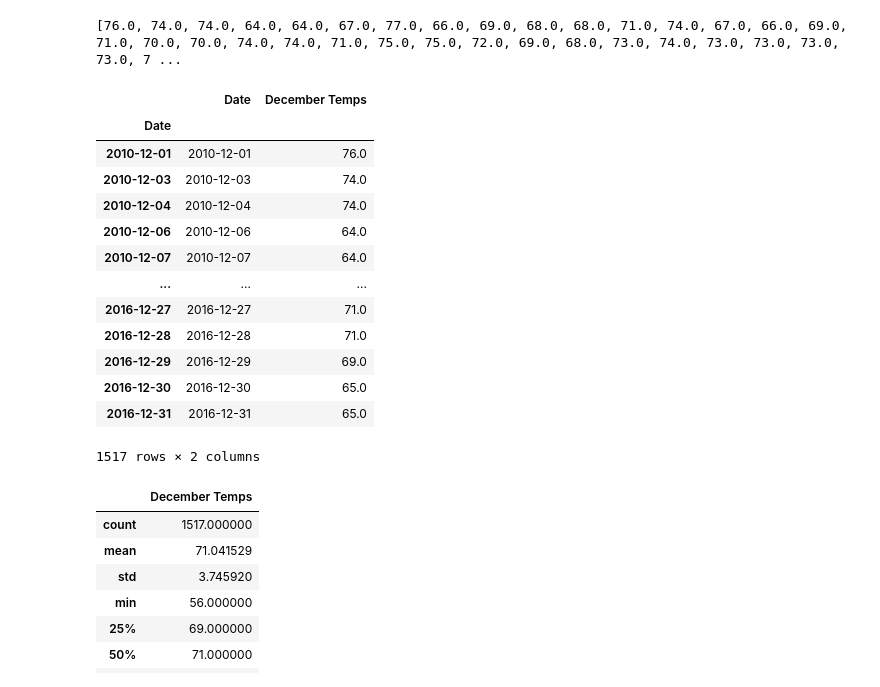
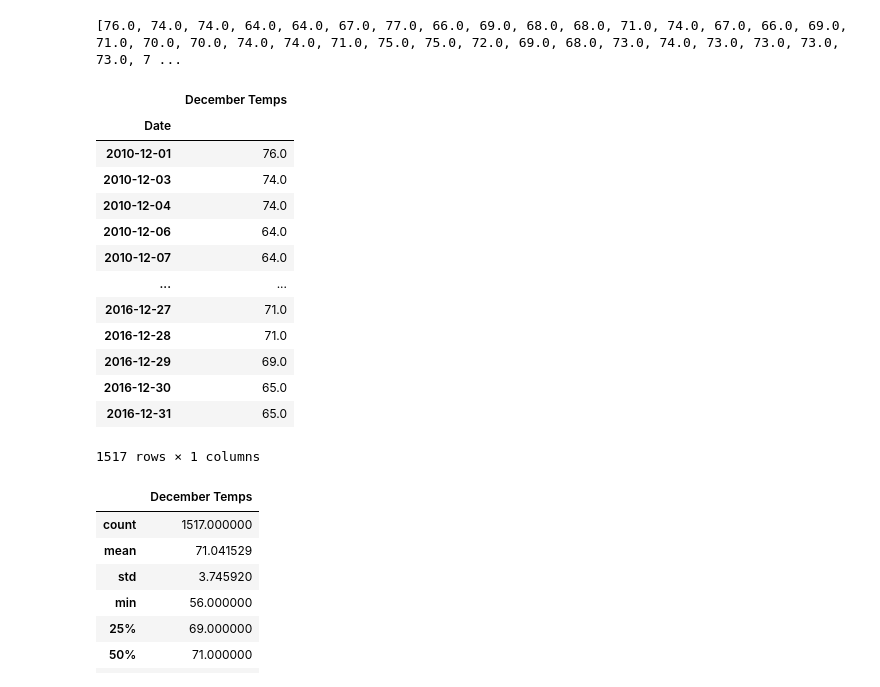
Before and after one commit to LeiSul/surfs_up, a Jupyter notebook: SurfsUp_Challenge.ipynb, the cells around one changed output. Drawn from its saved outputs; the diff is of its cells as text; code cells hidden in the pictures.

```diff
--- a/SurfsUp_Challenge.ipynb
+++ b/SurfsUp_Challenge.ipynb
@@ -123,23 +123,23 @@ print(final)
 # %%
 # 8. Create a DataFrame from the list of temperatures for the month of December.
 dec_df = pd.DataFrame(december_temps, columns=['Date','December Temps'])
-dec_df.set_index(dec_df['Date'], inplace=True)
+dec_df.set_index('Date', inplace=True)
 dec_df
 # %% [output]
-|  | Date | December Temps |
-| Date |  |  |
-| 2010-12-01 | 2010-12-01 | 76.0 |
-| 2010-12-03 | 2010-12-03 | 74.0 |
-| 2010-12-04 | 2010-12-04 | 74.0 |
-| 2010-12-06 | 2010-12-06 | 64.0 |
-| 2010-12-07 | 2010-12-07 | 64.0 |
-| ... | ... | ... |
-| 2016-12-27 | 2016-12-27 | 71.0 |
-| 2016-12-28 | 2016-12-28 | 71.0 |
-| 2016-12-29 | 2016-12-29 | 69.0 |
-| 2016-12-30 | 2016-12-30 | 65.0 |
-| 2016-12-31 | 2016-12-31 | 65.0 |
+|  | December Temps |
+| Date |  |
+| 2010-12-01 | 76.0 |
+| 2010-12-03 | 74.0 |
+| 2010-12-04 | 74.0 |
+| 2010-12-06 | 64.0 |
+| 2010-12-07 | 64.0 |
+| ... | ... |
+| 2016-12-27 | 71.0 |
+| 2016-12-28 | 71.0 |
+| 2016-12-29 | 69.0 |
+| 2016-12-30 | 65.0 |
+| 2016-12-31 | 65.0 |
-1517 rows × 2 columns
+1517 rows × 1 columns
 # %%
 # 9. Calculate and print out the summary statistics for the Decemeber temperature DataFrame.
 dec_df.describe()
```
Also changed, not shown: parts of 1 cell of this notebook, 2 other files.
